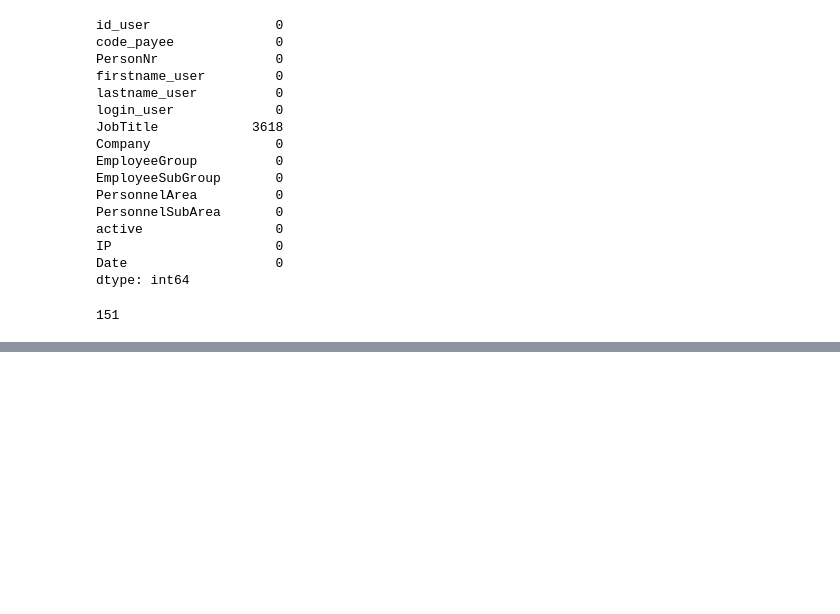
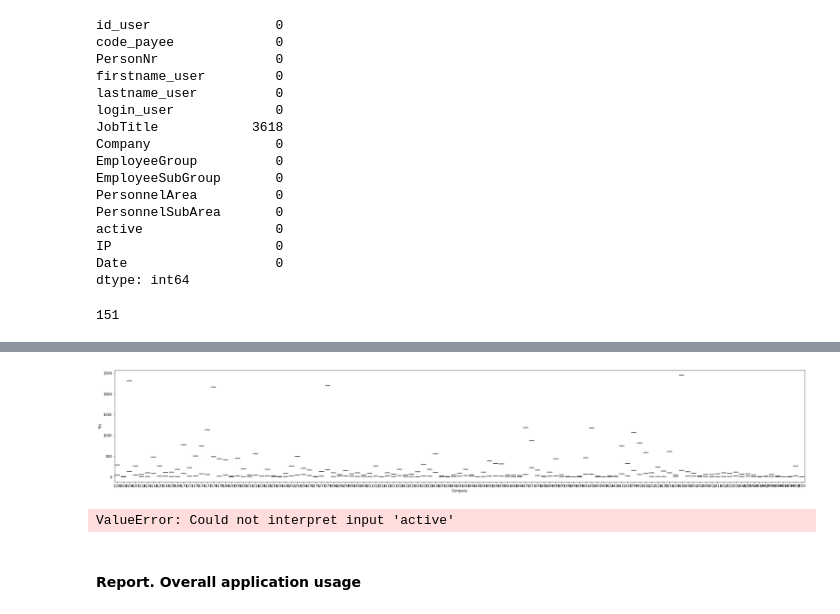
Before and after one commit to RafZel/NYCDSA_Project_1, a Jupyter notebook: project_1.ipynb, the cells around one changed output, grey strips where cells are left out. Cells and saved outputs as stored; diff of their text form; code cells hidden in the pictures; blank space fills up the shorter version.

```diff
--- a/project_1.ipynb
+++ b/project_1.ipynb
@@ -856,0 +1003,9 @@ df_prod_user_5.isnull().sum()
+# %%
+df_company_users = df_user_1[['Company','code_payee','active']].copy()
+# %%
+df_company_users_1 = df_company_users.groupby(['Company', 'active'])['code_payee'].count().unstack()
+df_company_users_1 = df_company_users_1.reset_index()
+# %%
+df_company_users_1 = df_company_users_1.fillna(0)
+df_company_users_1['Total'] = df_company_users_1['No'] + df_company_users_1['Yes']
+df_company_users_1
@@ -856,0 +1026,19 @@ df_prod_user_5.isnull().sum()
+# %%
+f, ax = plt.subplots(figsize=(6,15))
+
+temp = sns.load_dataset()
+
+
+s1, s2 = plt.subplots(figsize=(36,6))
+
+s1 = sns.boxplot(x='Company', y = 'No', data = df_company_users_1)
+s2 = sns.boxplot(x= 'Company', y = 'Yes', data = df_company_users_1)
+# %% [output]
+[figure, added]
+# %%
+df_company_users_1 = df_company_users.groupby(['Company', 'active'])['code_payee'].count()
+sns.catplot(y='active', hue='Company', kind='count', palette='pastel', edggecolor='.6', data=df_company_users_1)
+# %% [output]
+ValueError: Could not interpret input 'active'
+# %% [markdown]
+#### Report. Overall application usage
```
Also changed, not shown: parts of 50 cells of this notebook.
